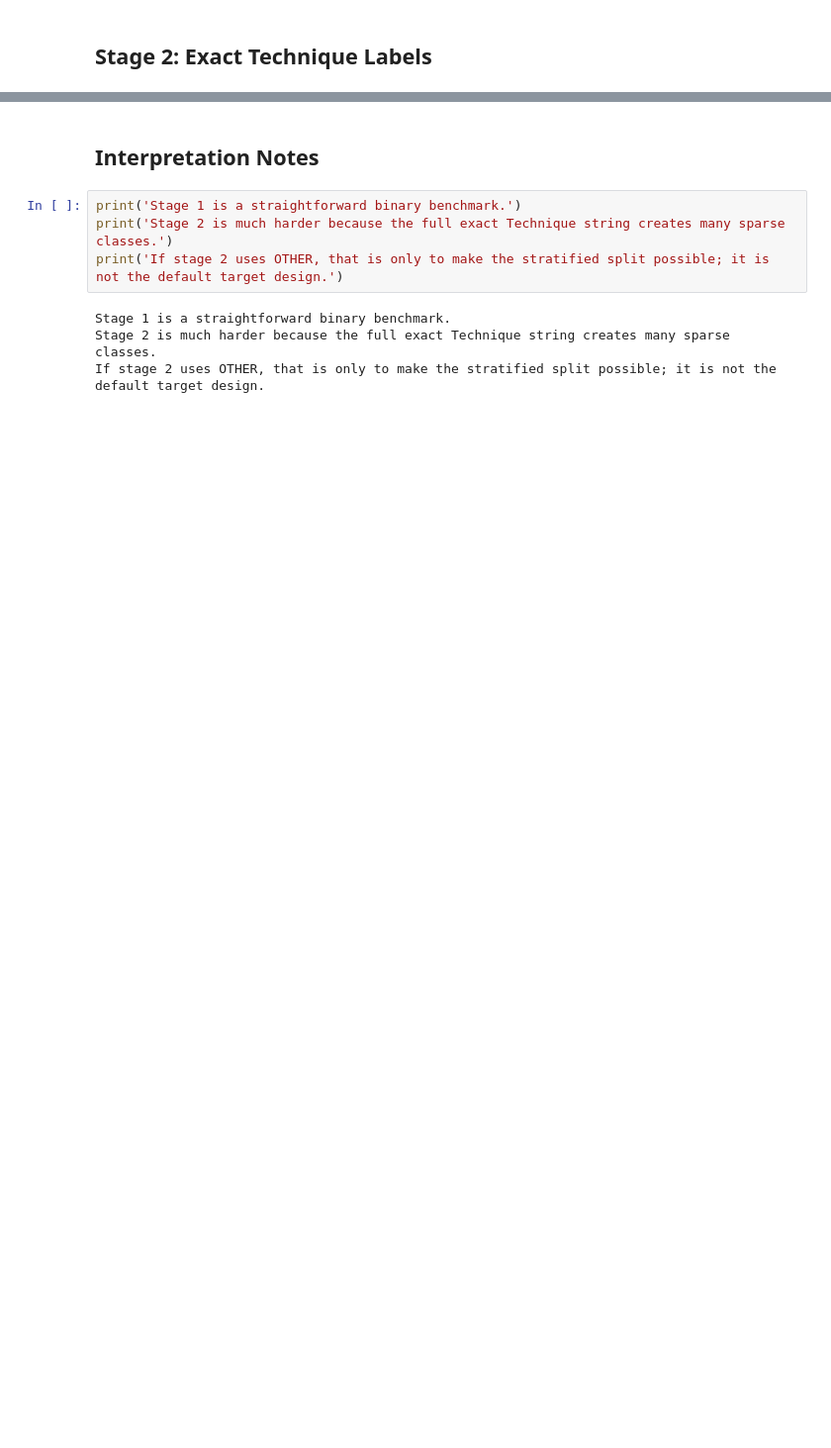
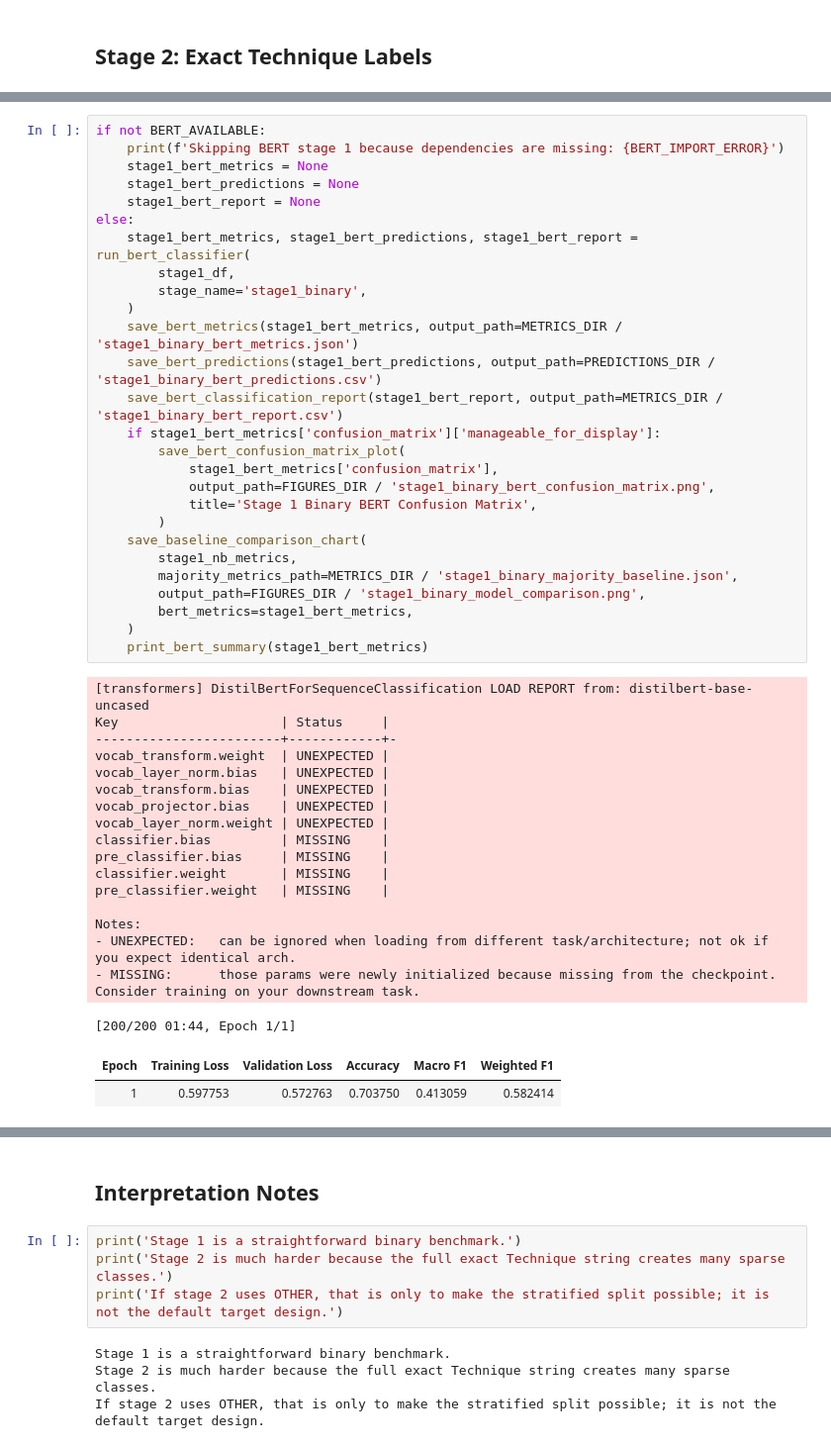
Before and after one commit to MaycolYahir/485-Predicting-Manipulation-text, a Jupyter notebook: notebooks/02_text_only_models.ipynb, the cells around one changed output, grey strips where cells are left out. Shown at 99% size. Saved outputs shown, nothing was run; the diff lists cells and outputs as text; blank space fills up the shorter version.

```diff
--- a/notebooks/02_text_only_models.ipynb
+++ b/notebooks/02_text_only_models.ipynb
@@ -168,0 +182,47 @@ display(stage2_nb_report.head(20))
+# %%
+if not BERT_AVAILABLE:
+    print(f'Skipping BERT stage 1 because dependencies are missing: {BERT_IMPORT_ERROR}')
+    stage1_bert_metrics = None
+    stage1_bert_predictions = None
+    stage1_bert_report = None
+else:
+    stage1_bert_metrics, stage1_bert_predictions, stage1_bert_report = run_bert_classifier(
+        stage1_df,
+        stage_name='stage1_binary',
+    )
+    save_bert_metrics(stage1_bert_metrics, output_path=METRICS_DIR / 'stage1_binary_bert_metrics.json')
+    save_bert_predictions(stage1_bert_predictions, output_path=PREDICTIONS_DIR / 'stage1_binary_bert_predictions.csv')
+    save_bert_classification_report(stage1_bert_report, output_path=METRICS_DIR / 'stage1_binary_bert_report.csv')
+    if stage1_bert_metrics['confusion_matrix']['manageable_for_display']:
+        save_bert_confusion_matrix_plot(
+            stage1_bert_metrics['confusion_matrix'],
+            output_path=FIGURES_DIR / 'stage1_binary_bert_confusion_matrix.png',
+            title='Stage 1 Binary BERT Confusion Matrix',
+        )
+    save_baseline_comparison_chart(
+        stage1_nb_metrics,
+        majority_metrics_path=METRICS_DIR / 'stage1_binary_majority_baseline.json',
+        output_path=FIGURES_DIR / 'stage1_binary_model_comparison.png',
+        bert_metrics=stage1_bert_metrics,
+    )
+    print_bert_summary(stage1_bert_metrics)
+# %% [output]
+[transformers] DistilBertForSequenceClassification LOAD REPORT from: distilbert-base-uncased
+Key                     | Status     |
+------------------------+------------+-
+vocab_transform.weight  | UNEXPECTED |
+vocab_layer_norm.bias   | UNEXPECTED |
+vocab_transform.bias    | UNEXPECTED |
+vocab_projector.bias    | UNEXPECTED |
+vocab_layer_norm.weight | UNEXPECTED |
+classifier.bias         | MISSING    |
+pre_classifier.bias     | MISSING    |
+classifier.weight       | MISSING    |
+pre_classifier.weight   | MISSING    |
+
+Notes:
+- UNEXPECTED:   can be ignored when loading from different task/architecture; not ok if you expect identical arch.
+- MISSING:      those params were newly initialized because missing from the checkpoint. Consider training on your downstream task.
+[200/200 01:44, Epoch 1/1]
+| Epoch | Training Loss | Validation Loss | Accuracy | Macro F1 | Weighted F1 |
+| 1 | 0.597753 | 0.572763 | 0.703750 | 0.413059 | 0.582414 |
```
Also changed, not shown: parts of 12 cells of this notebook, 19 other files.
